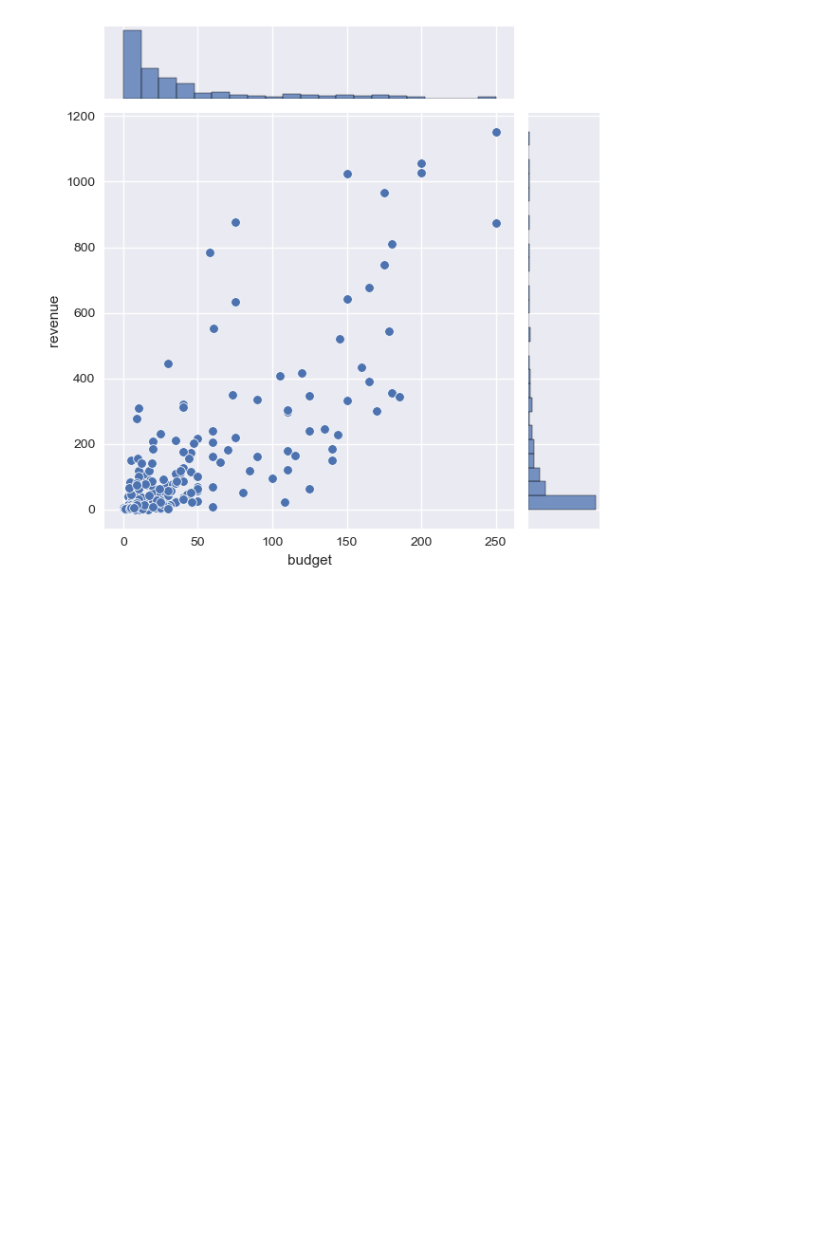
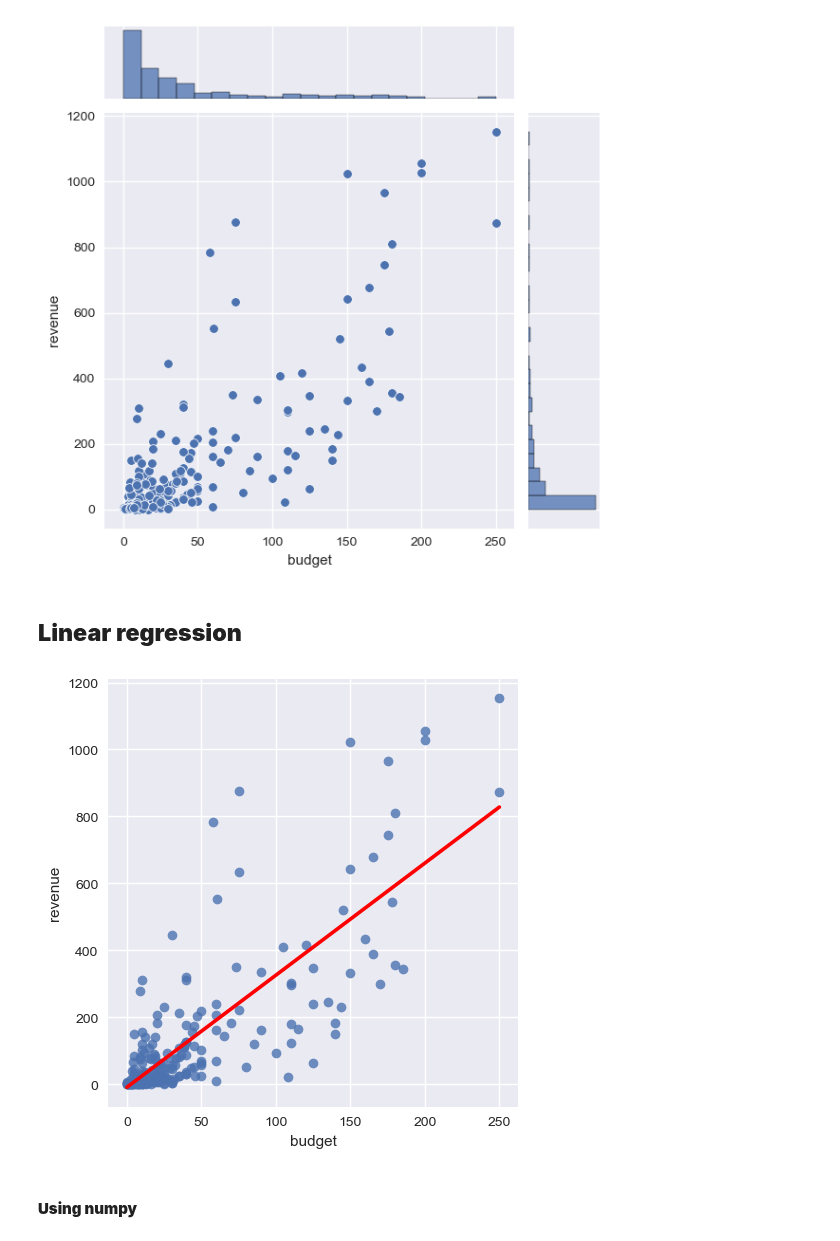
Before and after one commit to alchemistbg/udemy-the-complete-pandas-bootcamp, a Jupyter notebook: Section-32/Statistical_concepts.ipynb, the cells around one changed output. Cells and saved outputs as stored; diff of their text form; code cells hidden in the pictures; blank space fills up the shorter version.

```diff
--- a/Section-32/Statistical_concepts.ipynb
+++ b/Section-32/Statistical_concepts.ipynb
@@ -899,3 +899,12 @@ sns.jointplot(data = movies_df_2016, x = 'budget', y = 'revenue')
 plt.show()
 # %% [output]
 [figure]
+# %% [markdown]
+## **Linear regression**
+# %%
+sns.lmplot(data = movies_df_2016, x = 'budget', y = 'revenue', ci = None, line_kws = {'color': 'red'})
+plt.show()
+# %% [output]
+[figure, added]
+# %% [markdown]
+#### **Using numpy**
```
Also changed, not shown: parts of 13 cells of this notebook, 1 other file.
